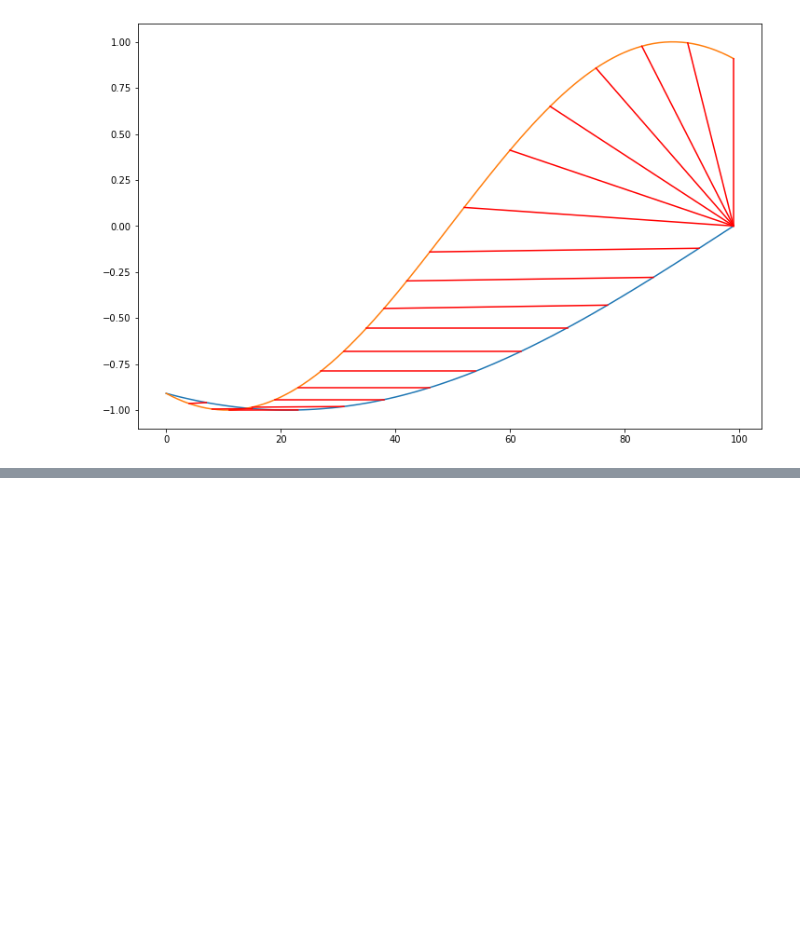
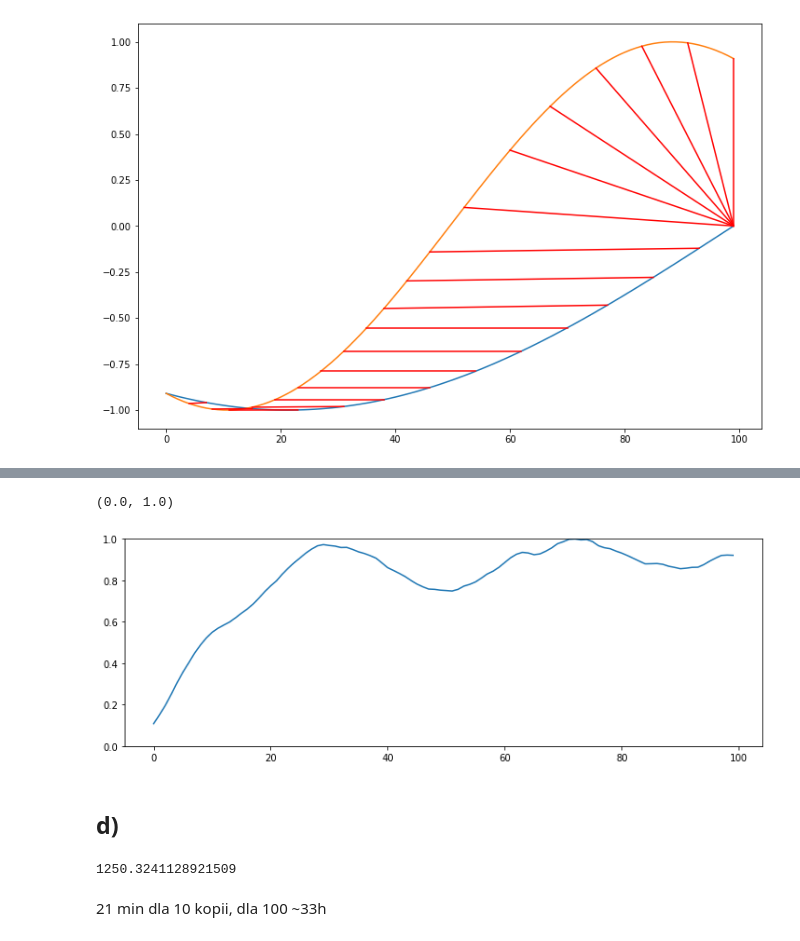
Before and after one commit to AdrianUrbanski/ADM, a Jupyter notebook: lista2.ipynb, the cells around one changed output, grey strips where cells are left out. Cells and saved outputs as stored; diff of their text form; code cells hidden in the pictures; blank space fills up the shorter version.

```diff
--- a/lista2.ipynb
+++ b/lista2.ipynb
@@ -76,0 +100,5 @@ for p1, p2 in matches[np.linspace(0, len(matches)-1, num=20, endpoint=True, dtyp
+# %%
+def make_random_copy(s, base_len=1000, len=100):
+    a = np.floor(np.random.uniform(0, base_len-len))
+    b = np.floor(np.random.uniform(a+len, base_len))
+    return s[np.linspace(a, b, num=len, endpoint=True, dtype=int)].copy()
@@ -76,0 +112,9 @@ for p1, p2 in matches[np.linspace(0, len(matches)-1, num=20, endpoint=True, dtyp
+# %%
+plt.figure(figsize=(12,4))
+plt.plot(make_random_copy(base_time_series))
+plt.ylim((0,1))
+# %% [output]
+(0.0, 1.0)
+[figure, added]
+# %% [markdown]
+## d)
@@ -76,0 +131,14 @@ for p1, p2 in matches[np.linspace(0, len(matches)-1, num=20, endpoint=True, dtyp
+# %%
+t0 = time()
+distances = np.empty((time_series_count, copies_count, time_series_count, copies_count))
+for ts1 in range(time_series_count):
+    for cp1 in range(copies_count):
+        for ts2 in range(time_series_count):
+            for cp2 in range(copies_count):
+                distances[ts1, cp1, ts2, cp2] = dynamic_time_warping(time_series[ts1, cp1], time_series[ts2, cp2], get_dist=True)
+
+print(time() - t0)
+# %% [output]
+1250.3241128921509
+# %% [markdown]
+21 min dla 10 kopii, dla 100 ~33h
```
Also changed, not shown: parts of 8 cells of this notebook.
